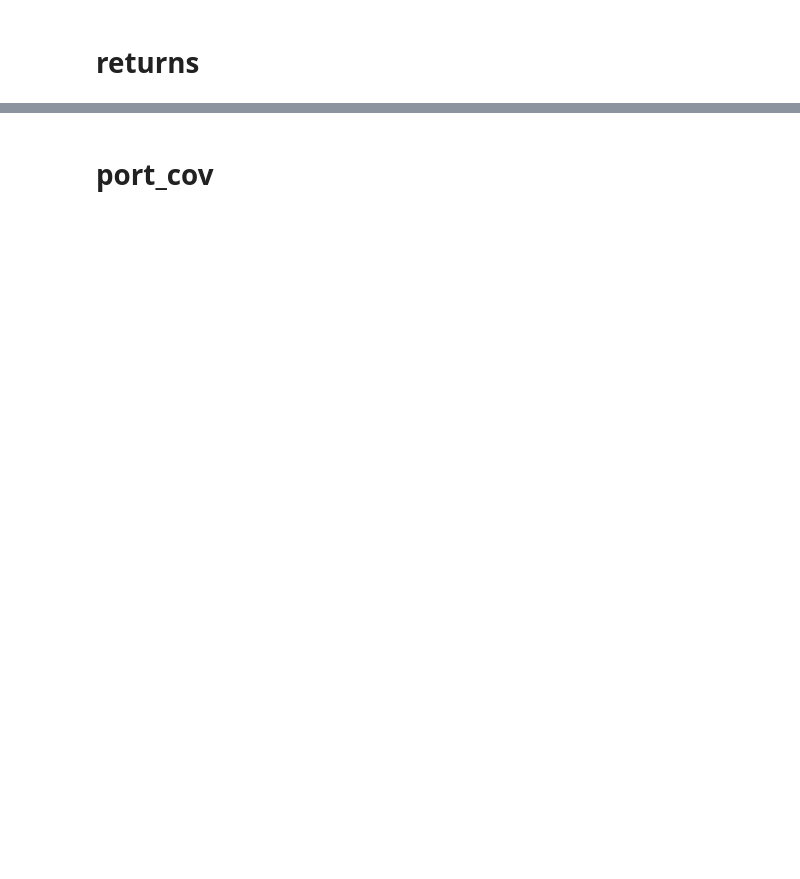
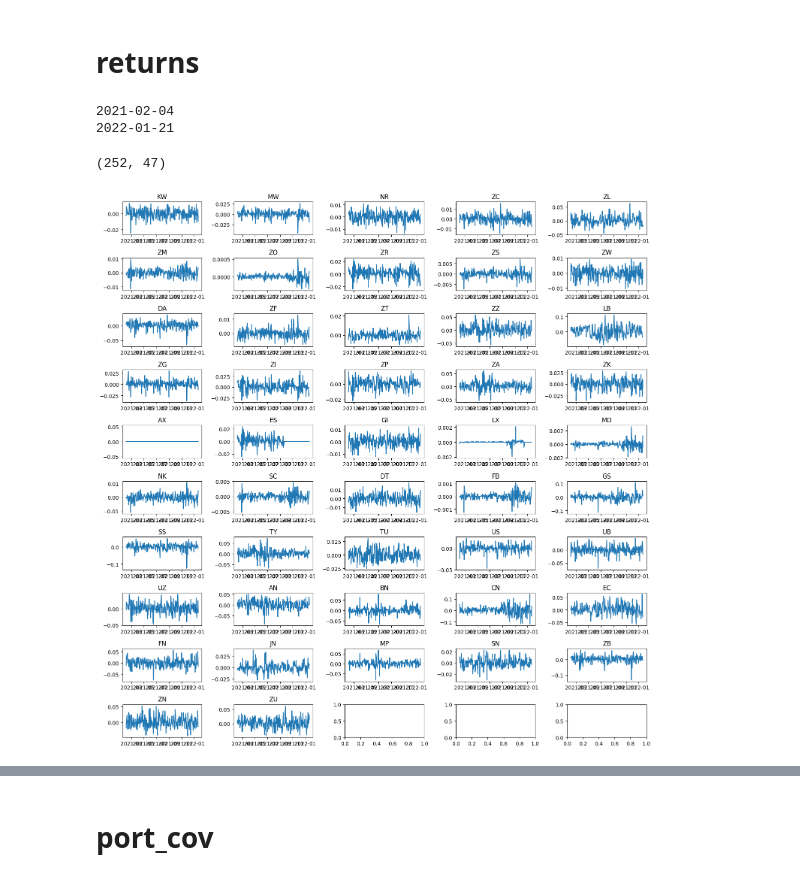
Before and after one commit to george-nigm/causal-survival-analysis-lob, a Jupyter notebook: notebooks/covariance_matrix_analysis.ipynb, the cells around one changed output, grey strips where cells are left out. Drawn from its saved outputs; the diff is of its cells as text; code cells hidden in the pictures; blank space fills up the shorter version.

```diff
--- a/notebooks/covariance_matrix_analysis.ipynb
+++ b/notebooks/covariance_matrix_analysis.ipynb
@@ -10,8 +14,8 @@ from portfolio_opt_methods import mv_portfolio
 with open('../conf/analysis.yaml', 'r') as file:
     full_conf = yaml.safe_load(file)
 # %%
-returns = pd.read_csv('../output-scratch/returns-pinnacle-2019-2021-grangers_causation_matrix.csv')
-returns['Date'] = pd.to_datetime(returns['Date'])
-returns.index  = returns['Date']
-returns.drop(columns=['Date'], inplace=True)
+returns_full = pd.read_csv(f'../output-scratch/{folder}/returns.csv')
+returns_full['Date'] = pd.to_datetime(returns_full['Date'])
+returns_full.index  = returns_full['Date']
+returns_full.drop(columns=['Date'], inplace=True)
 # %%
@@ -20,13 +24,21 @@ with open('../output-scratch/port_cov-pinnacle-2019-2021-grangers_causation_matr
 # %% [markdown]
 # returns
 # %%
-# period = '2021-02-04-2021-02-04'
-# period_start = period[:10]
-# period_end = period[11:]
+period_good = '2021-01-05-2021-12-22'
+period_bad = '2021-02-04-2022-01-21'
+# period_entire = '2021-01-01-2022-12-31'
 
-# print(period_start)
-# print(period_end)
+period = period_bad
+
+period_start = period[:10]
+period_end = period[11:]
+
+print(period_start)
+print(period_end)
+# %% [output]
+2021-02-04
+2022-01-21
 # %%
-# returns = returns[returns.index >= period_start]
-# returns = returns[returns.index <= period_end]
-# Y = returns
+returns = returns_full[returns_full.index >= period_start]
+returns = returns[returns.index <= period_end]
+Y = returns
@@ -34,0 +45,4 @@ with open('../output-scratch/port_cov-pinnacle-2019-2021-grangers_causation_matr
+# %%
+Y.shape
+# %% [output]
+(252, 47)
@@ -35 +51,13 @@ with open('../output-scratch/port_cov-pinnacle-2019-2021-grangers_causation_matr
+# %%
+fig, axs = plt.subplots(round(Y.shape[1] / 5) + 1, 5, figsize=(15, 15)) # Creating a 5x5 subplots
+axs = axs.ravel() # to iterate over the 5x5 matrix easily
+
+for i in range(Y.shape[1]): # Iterate through each subplot
+    axs[i].plot(Y.iloc[:, i]) # Plot the i-th column time series on the i-th subplot
+    axs[i].set_title(Y.columns[i]) # Set the title to the column name
+
+plt.tight_layout() # To prevent overlapping labels
+plt.show() # Show the plot
+# %% [output]
+[figure, added]
 # %%
```
Also changed, not shown: parts of 7 cells of this notebook, 6 other files.
